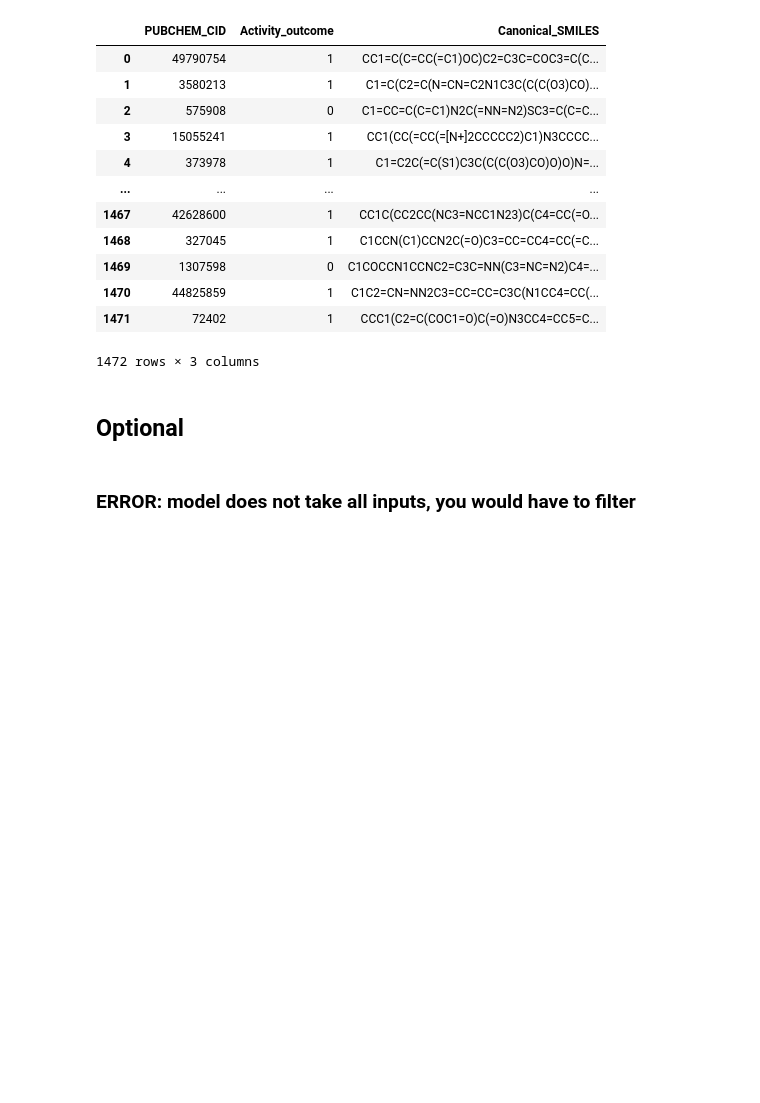
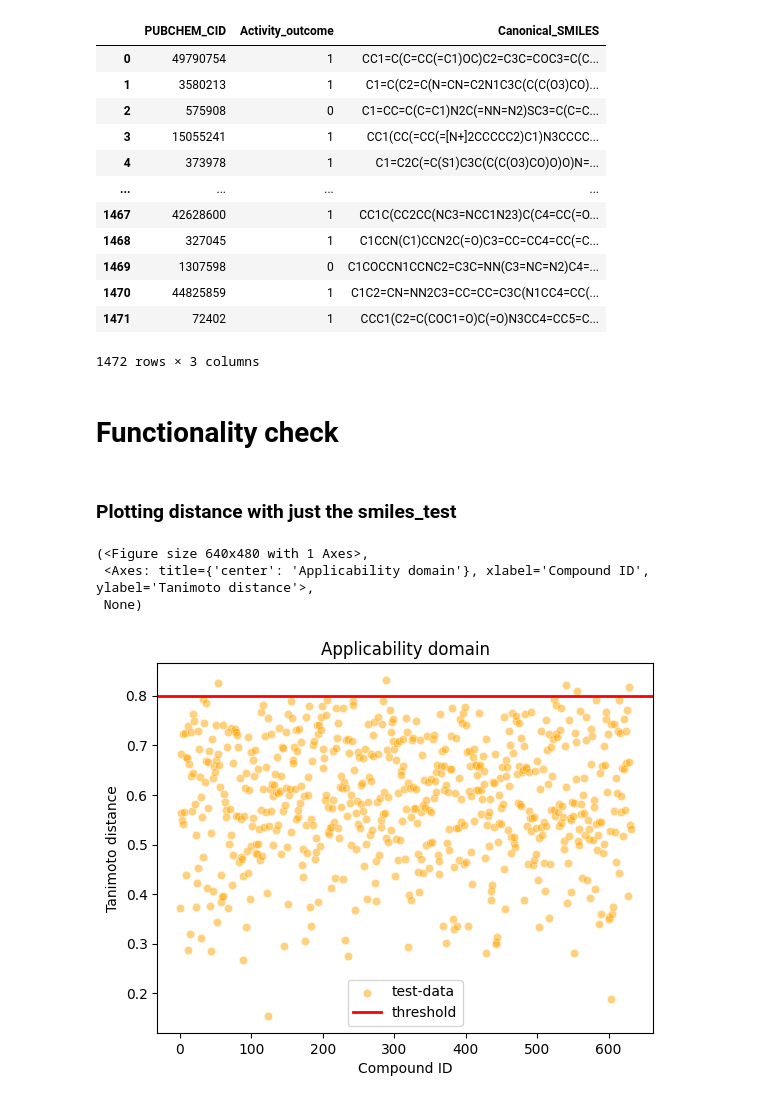
Before and after one commit to Ghaby-X/AD_module, a Jupyter notebook: test.ipynb, the cells around one changed output. Drawn from its saved outputs; the diff is of its cells as text; code cells hidden in the pictures; blank space fills up the shorter version.

Commit message:
manual method tests

```diff
--- a/test.ipynb
+++ b/test.ipynb
@@ -43,4 +41,11 @@ with open('rfc_pipeline.pkl', 'rb') as file:
-# %% [markdown]
-## Optional
-# %% [markdown]
-### ERROR: model does not take all inputs, you would have to filter
+# %% [markdown]
+# Functionality check
+# %% [markdown]
+### Plotting distance with just the smiles_test
+# %%
+ad.plot_distance(smiles_test, threshold=0.8, k=5)
+# %% [output]
+(<Figure size 640x480 with 1 Axes>,
+ <Axes: title={'center': 'Applicability domain'}, xlabel='Compound ID', ylabel='Tanimoto distance'>,
+ None)
+[figure, added]
```
Also changed, not shown: parts of 11 cells of this notebook.
